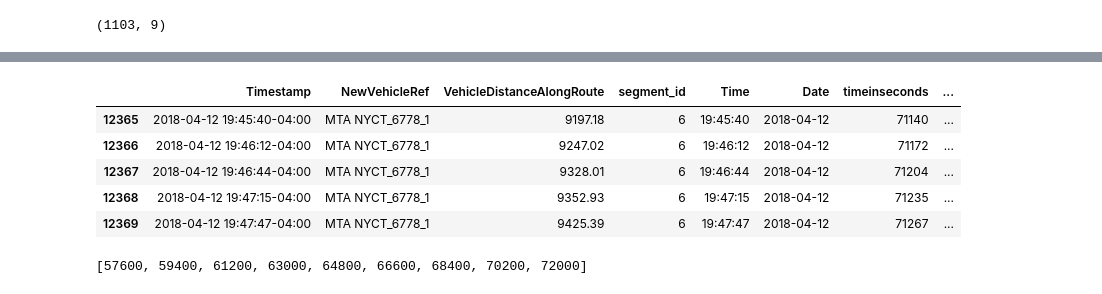
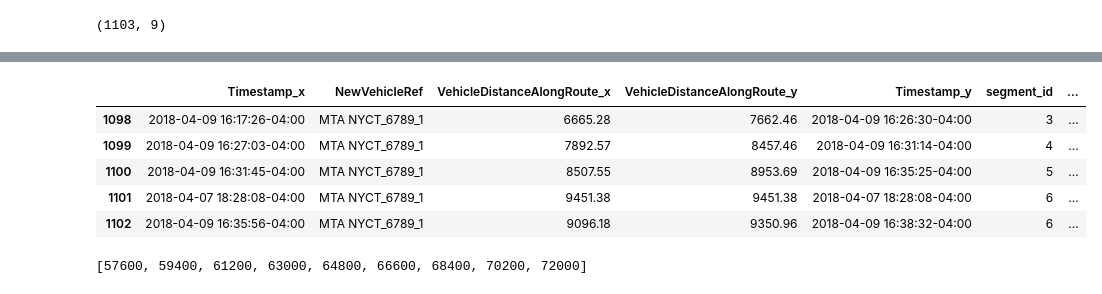
Before and after one commit to ywnch/NYC-bus-LTT-prediction, a Jupyter notebook: M1-MiM.ipynb, the cells around one changed output, grey strips where cells are left out. Saved outputs shown, nothing was run; the diff lists cells and outputs as text; code cells hidden in the pictures.

```diff
--- a/M1-MiM.ipynb
+++ b/M1-MiM.ipynb
@@ -104,4 +104,6 @@ df_avg.head()
 | 2 | 2018-04-08 16:16:56.783000-04:00 | MTA NYCT_3829_1 | 8052.09 | 8459.35 | 2018-04-08 16:21:11.943000-04:00 | 4 | ... |
 | 3 | 2018-04-08 16:21:42.724000-04:00 | MTA NYCT_3829_1 | 8759.57 | 9013.54 | 2018-04-08 16:23:17.378000-04:00 | 5 | ... |
 | 4 | 2018-04-08 16:23:49.024000-04:00 | MTA NYCT_3829_1 | 9093.23 | 9543.31 | 2018-04-08 16:25:54.149000-04:00 | 6 | ... |
+# %%
+df_avg['timeinseconds'] = (df_avg['Timestamp_x'].dt.hour * 3600) + (df_avg['Timestamp_x'].dt.minute * 60) + (df_avg['Timestamp_x'].dt.second)
 # %%
@@ -137,15 +118,15 @@ df.head()
 # %%
 labels = [ "{}".format(i) for i in range(8) ]
-df['HalfHourly'] = pd.cut(df.timeinseconds, range(57600, 73800, 1800), right=False, labels=labels)
+df_avg['HalfHourly'] = pd.cut(df_avg.timeinseconds, range(57600, 73800, 1800), right=False, labels=labels)
 # %%
-df.tail()
+df_avg.tail()
 # %% [output]
-|  | Timestamp | NewVehicleRef | VehicleDistanceAlongRoute | segment_id | Time | Date | timeinseconds | ... |
-| 12365 | 2018-04-12 19:45:40-04:00 | MTA NYCT_6778_1 | 9197.18 | 6 | 19:45:40 | 2018-04-12 | 71140 | ... |
-| 12366 | 2018-04-12 19:46:12-04:00 | MTA NYCT_6778_1 | 9247.02 | 6 | 19:46:12 | 2018-04-12 | 71172 | ... |
-| 12367 | 2018-04-12 19:46:44-04:00 | MTA NYCT_6778_1 | 9328.01 | 6 | 19:46:44 | 2018-04-12 | 71204 | ... |
-| 12368 | 2018-04-12 19:47:15-04:00 | MTA NYCT_6778_1 | 9352.93 | 6 | 19:47:15 | 2018-04-12 | 71235 | ... |
-| 12369 | 2018-04-12 19:47:47-04:00 | MTA NYCT_6778_1 | 9425.39 | 6 | 19:47:47 | 2018-04-12 | 71267 | ... |
+|  | Timestamp_x | NewVehicleRef | VehicleDistanceAlongRoute_x | VehicleDistanceAlongRoute_y | Timestamp_y | segment_id | ... |
+| 1098 | 2018-04-09 16:17:26-04:00 | MTA NYCT_6789_1 | 6665.28 | 7662.46 | 2018-04-09 16:26:30-04:00 | 3 | ... |
+| 1099 | 2018-04-09 16:27:03-04:00 | MTA NYCT_6789_1 | 7892.57 | 8457.46 | 2018-04-09 16:31:14-04:00 | 4 | ... |
+| 1100 | 2018-04-09 16:31:45-04:00 | MTA NYCT_6789_1 | 8507.55 | 8953.69 | 2018-04-09 16:35:25-04:00 | 5 | ... |
+| 1101 | 2018-04-07 18:28:08-04:00 | MTA NYCT_6789_1 | 9451.38 | 9451.38 | 2018-04-07 18:28:08-04:00 | 6 | ... |
+| 1102 | 2018-04-09 16:35:56-04:00 | MTA NYCT_6789_1 | 9096.18 | 9350.96 | 2018-04-09 16:38:32-04:00 | 6 | ... |
 # %%
 range(57600, 73800, 1800)
 # %% [output]
```
Also changed, not shown: parts of 8 cells of this notebook.
